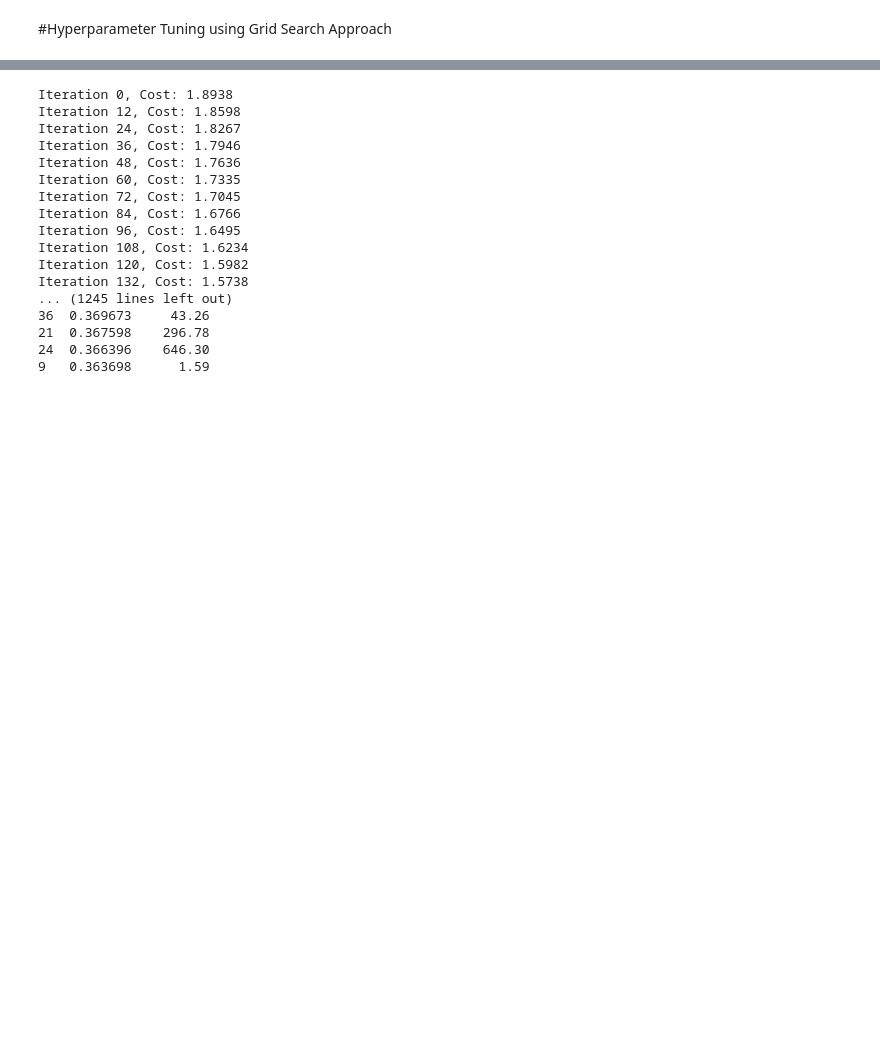
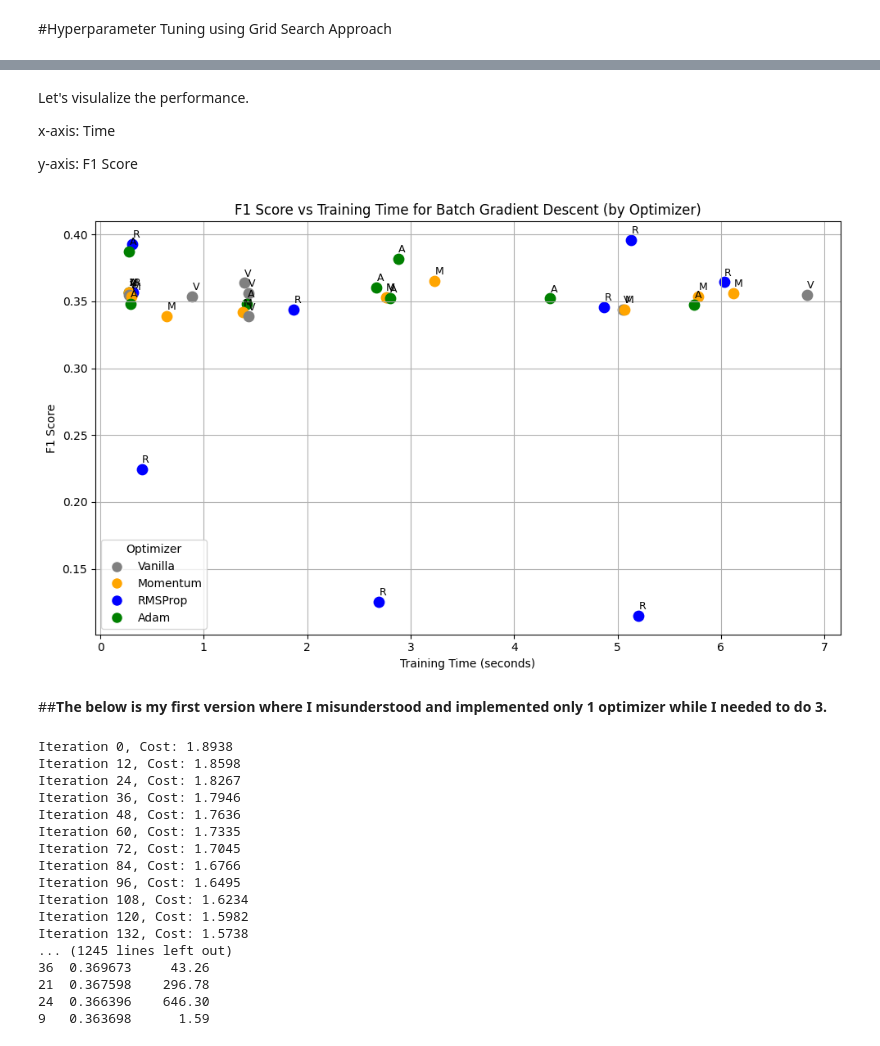
Before and after one commit to SHaruto0/CSCI-4170-Project-in-AI-and-ML, a Jupyter notebook: HW1/Haruto_Suzuki_HW1_Logistic_Regression.ipynb, the cells around one changed output, grey strips where cells are left out. Cells and saved outputs as stored; diff of their text form; code cells hidden in the pictures; blank space fills up the shorter version.

```diff
--- a/HW1/Haruto_Suzuki_HW1_Logistic_Regression.ipynb
+++ b/HW1/Haruto_Suzuki_HW1_Logistic_Regression.ipynb
@@ -597,3 +824,61 @@ Mini Batch Gradient Descent w Adam Results:
+# %% [markdown]
+Let's visulalize the performance.
+
+x-axis: Time
+
+y-axis: F1 Score
+# %%
+# Load the batch-only grid search results
+df = pd.read_csv("grid_search_results_batch.csv")
+
+# Define a color for each optimizer type
+optimizer_color_map = {
+    "Vanilla": "gray",
+    "Momentum": "orange",
+    "RMSProp": "blue",
+    "Adam": "green"
+}
+df['color'] = df['optimizer'].map(optimizer_color_map)
+
+# Use optimizer abbreviation as label
+optimizer_abbr = {
+    "Vanilla": "V",
+    "Momentum": "M",
+    "RMSProp": "R",
+    "Adam": "A"
+}
+df['label'] = df['optimizer'].map(optimizer_abbr)
+
+# Create the scatter plot
+plt.figure(figsize=(10, 6))
+
+for i, row in df.iterrows():
+    plt.scatter(row['training_time_sec'], row['f1_score'], color=row['color'], s=80)
+    plt.text(row['training_time_sec'] + 0.005, row['f1_score'] + 0.003, row['label'],
+             fontsize=9, ha='left', va='bottom')
+
+# Axis and title labels
+plt.xlabel("Training Time (seconds)")
+plt.ylabel("F1 Score")
+plt.title("F1 Score vs Training Time for Batch Gradient Descent (by Optimizer)")
+
+# Legend for optimizers
+legend_elements = [
+    plt.Line2D([0], [0], marker='o', color='w', label='Vanilla', markerfacecolor='gray', markersize=10),
+    plt.Line2D([0], [0], marker='o', color='w', label='Momentum', markerfacecolor='orange', markersize=10),
+    plt.Line2D([0], [0], marker='o', color='w', label='RMSProp', markerfacecolor='blue', markersize=10),
+    plt.Line2D([0], [0], marker='o', color='w', label='Adam', markerfacecolor='green', markersize=10)
+]
+plt.legend(handles=legend_elements, title="Optimizer")
+
+plt.grid(True)
+plt.tight_layout()
+plt.savefig("f1_score_vs_time_batch_only.png")
+plt.show()
+# %% [output]
+[figure, added]
+# %% [markdown]
+##**The below is my first version where I misunderstood and implemented only 1 optimizer while I needed to do 3.**
 # %%
 def grid_search(X_train, y_train, X_test, y_test):
     results = []
```
Also changed, not shown: parts of 14 cells of this notebook.
